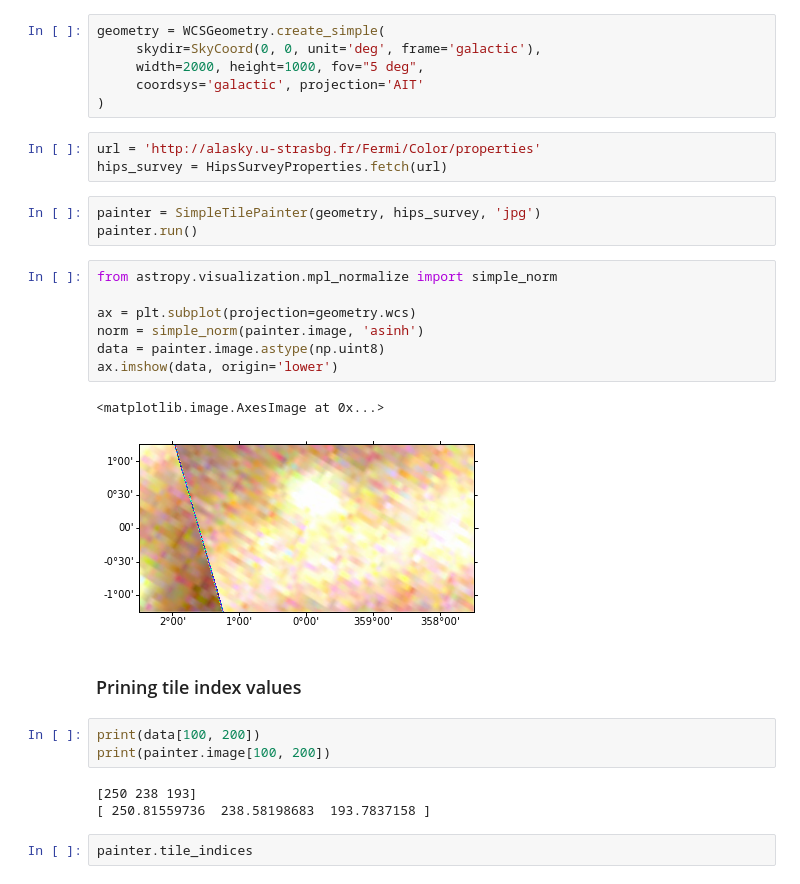
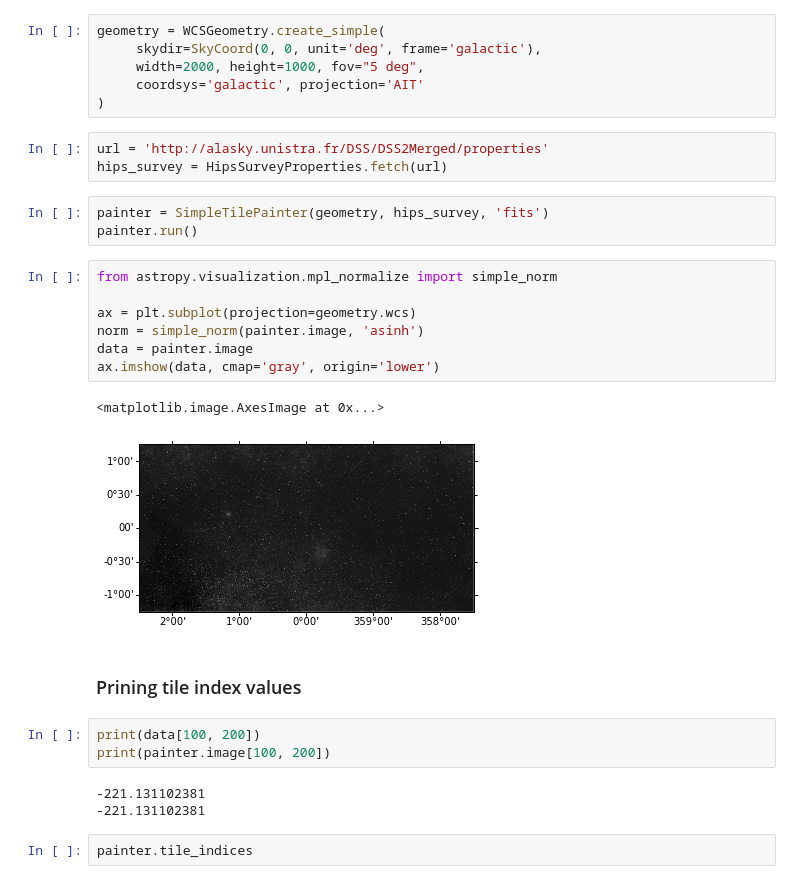
Before and after one commit to adl1995/HIPS-to-Py, a Jupyter notebook: examples/JPG_tile_draw_issue.ipynb, the cells around one changed output. Saved outputs shown, nothing was run; the diff lists cells and outputs as text.

```diff
--- a/examples/JPG_tile_draw_issue.ipynb
+++ b/examples/JPG_tile_draw_issue.ipynb
@@ -13,29 +13,29 @@ geometry = WCSGeometry.create_simple(
      coordsys='galactic', projection='AIT'
 )
 # %%
-url = 'http://alasky.u-strasbg.fr/Fermi/Color/properties'
+url = 'http://alasky.unistra.fr/DSS/DSS2Merged/properties'
 hips_survey = HipsSurveyProperties.fetch(url)
 # %%
-painter = SimpleTilePainter(geometry, hips_survey, 'jpg')
+painter = SimpleTilePainter(geometry, hips_survey, 'fits')
 painter.run()
 # %%
 from astropy.visualization.mpl_normalize import simple_norm
 
 ax = plt.subplot(projection=geometry.wcs)
 norm = simple_norm(painter.image, 'asinh')
-data = painter.image.astype(np.uint8)
-ax.imshow(data, origin='lower')
+data = painter.image
+ax.imshow(data, cmap='gray', origin='lower')
 # %% [output]
 <matplotlib.image.AxesImage at 0x...>
-[figure, old version]
+[figure, new version]
 # %% [markdown]
 ### Prining tile index values
 # %%
 print(data[100, 200])
 print(painter.image[100, 200])
 # %% [output]
-[250 238 193]
-[ 250.81559736  238.58198683  193.7837158 ]
+-221.131102381
+-221.131102381
 # %%
 painter.tile_indices
 # %% [output]
```
